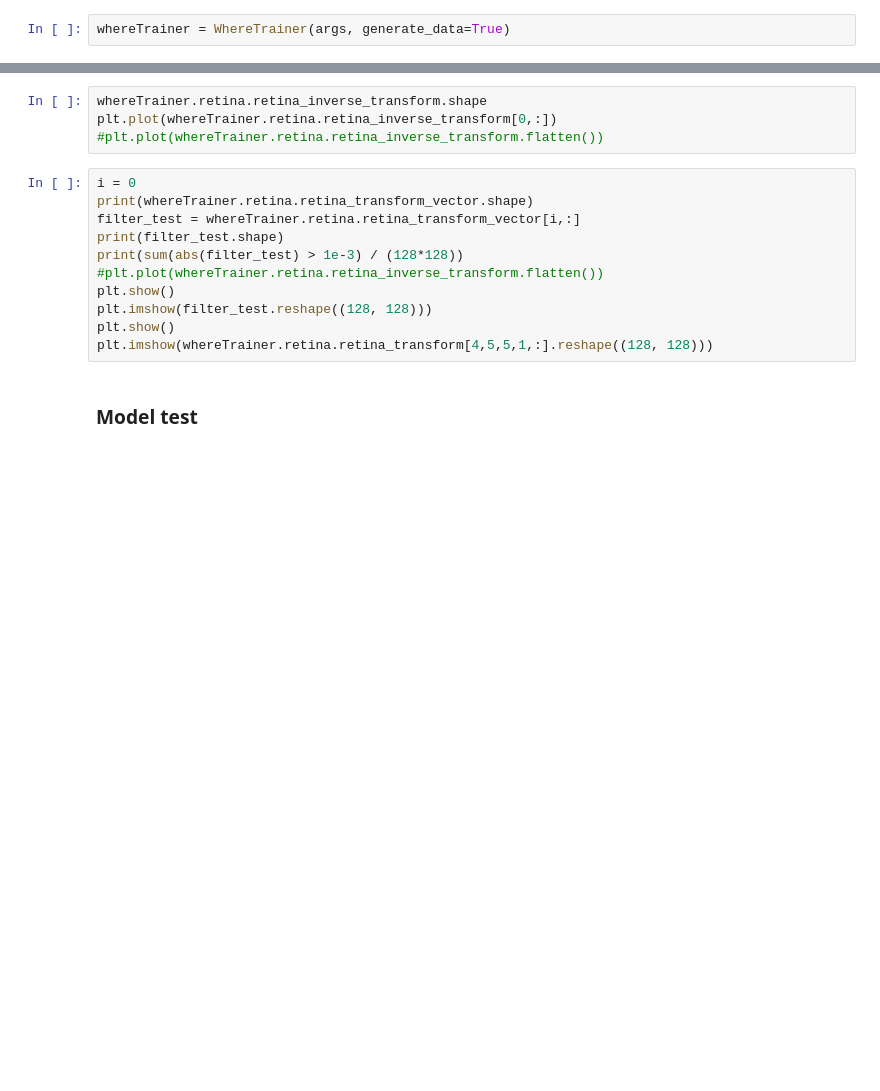
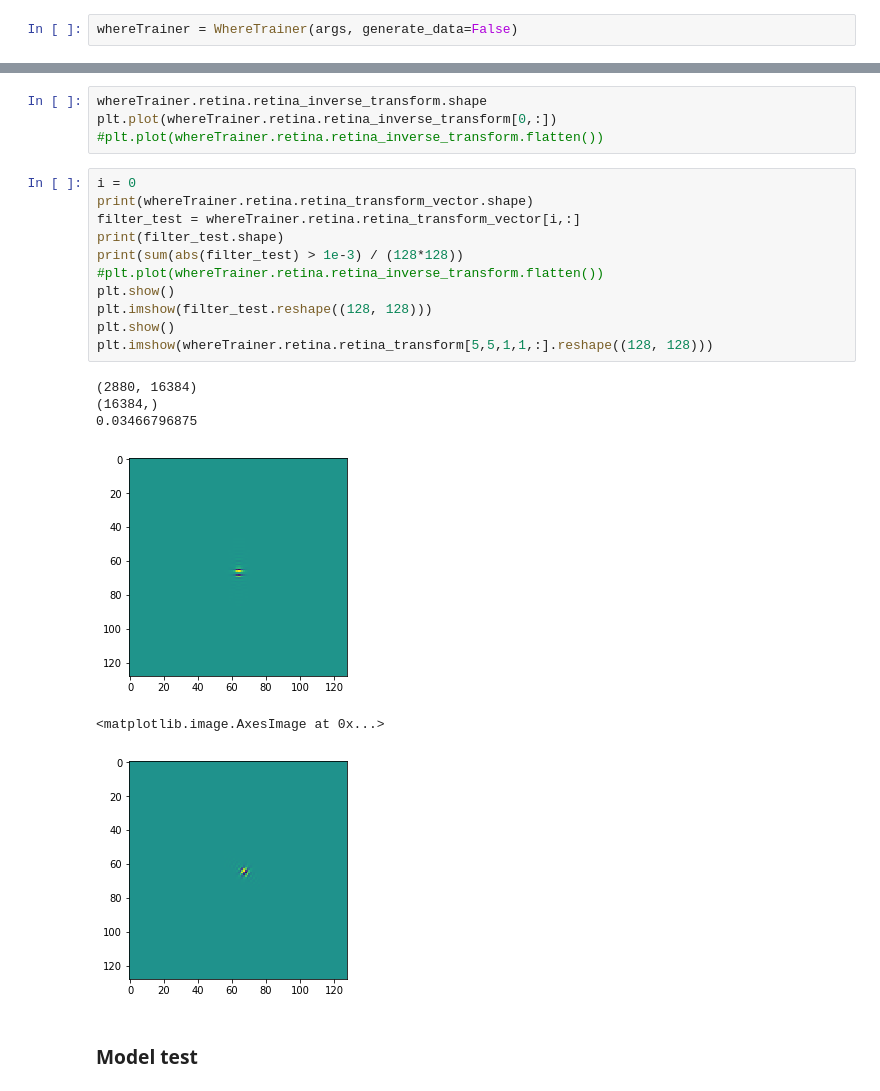
Before and after one commit to laurentperrinet/WhereIsMyMNIST, a Jupyter notebook: dev/2019-06-07-Where-tests.ipynb, the cells around one changed output, grey strips where cells are left out. Saved outputs shown, nothing was run; the diff lists cells and outputs as text; blank space fills up the shorter version.

```diff
--- a/dev/2019-06-07-Where-tests.ipynb
+++ b/dev/2019-06-07-Where-tests.ipynb
@@ -154,4 +168,4 @@ plt.hist(data[i,:].detach().numpy().flatten())
 # %% [markdown]
 ## WhereTrainer Class test
 # %%
-whereTrainer = WhereTrainer(args, generate_data=True)
+whereTrainer = WhereTrainer(args, generate_data=False)
@@ -244,14 +285,21 @@ plt.plot(whereTrainer.retina.retina_inverse_transform[0,:])
 # %%
 i = 0
 print(whereTrainer.retina.retina_transform_vector.shape)
 filter_test = whereTrainer.retina.retina_transform_vector[i,:]
 print(filter_test.shape)
 print(sum(abs(filter_test) > 1e-3) / (128*128))
 #plt.plot(whereTrainer.retina.retina_inverse_transform.flatten())
 plt.show()
 plt.imshow(filter_test.reshape((128, 128)))
 plt.show()
-plt.imshow(whereTrainer.retina.retina_transform[4,5,5,1,:].reshape((128, 128)))
+plt.imshow(whereTrainer.retina.retina_transform[5,5,1,1,:].reshape((128, 128)))
+# %% [output]
+(2880, 16384)
+(16384,)
+0.03466796875
+[figure, added]
+<matplotlib.image.AxesImage at 0x...>
+[figure, added]
 # %% [markdown]
 ### Model  test
 # %%
```
Also changed, not shown: parts of 11 cells of this notebook, 4 other files.
